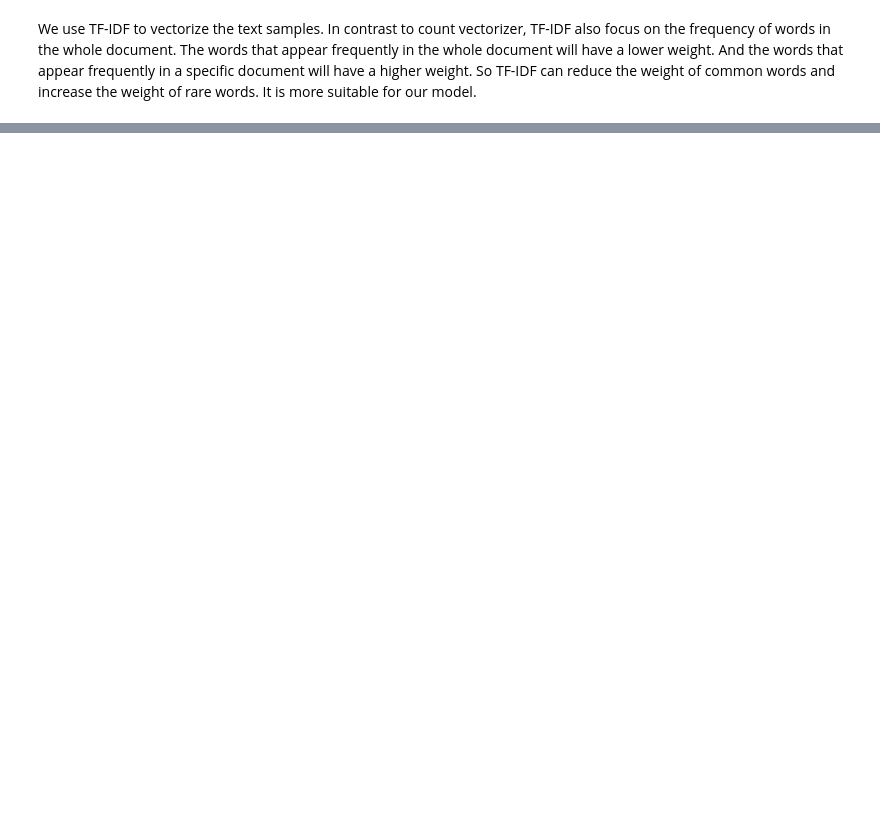
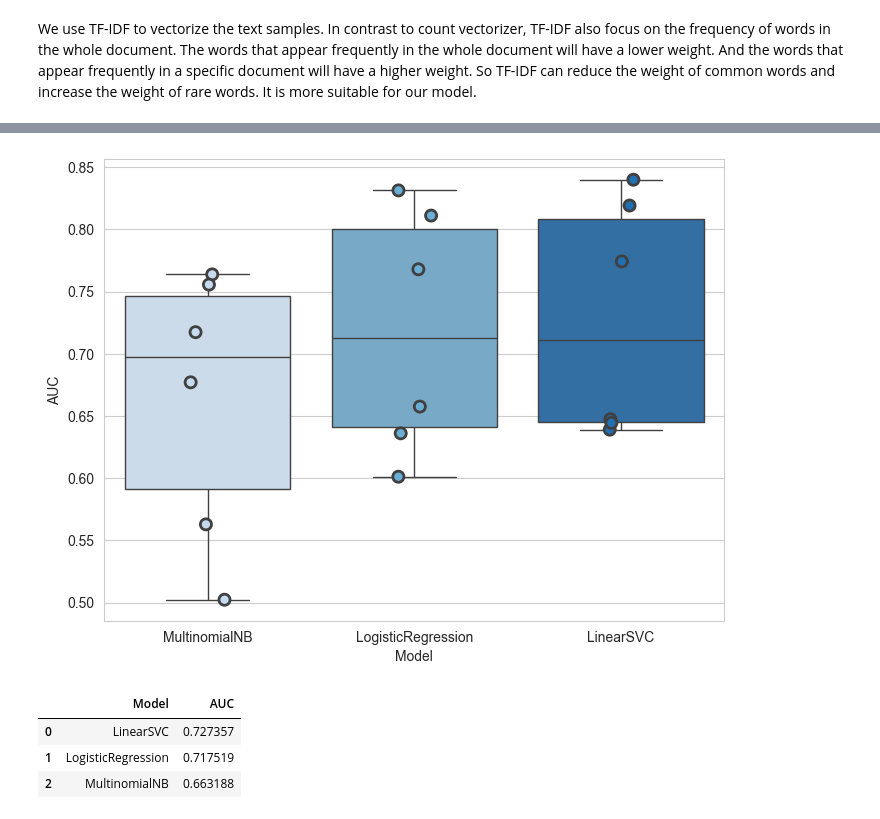
Before and after one commit to xwang-gbjd/CS584_Project_ToxicComment, a Jupyter notebook: toxic_comment.ipynb, the cells around one changed output, grey strips where cells are left out. Cells and saved outputs as stored; diff of their text form; code cells hidden in the pictures; blank space fills up the shorter version.

```diff
--- a/toxic_comment.ipynb
+++ b/toxic_comment.ipynb
@@ -389,7 +383,6 @@ matrix([[0.        , 0.        , 0.        , 0.        , 0.        ,
 We use TF-IDF to vectorize the text samples. In contrast to count vectorizer, TF-IDF also focus on the frequency of words in the whole document. The words that appear frequently in the whole document will have a lower weight. And the words that appear frequently in a specific document will have a higher weight. So TF-IDF can reduce the weight of common words and increase the weight of rare words. It is more suitable for our model.
 # %%
 # use TF-IDF to vectorize the train dataset
-tfidf_vectorizer = TfidfVectorizer(tokenizer=preprocess, min_df=0.001)
 x_train = tfidf_vectorizer.fit_transform(train['comment_text'])
 x_train
 # %% [output]
@@ -410,0 +498,30 @@ x_test
+# %%
+from sklearn.metrics import confusion_matrix, f1_score, recall_score, roc_auc_score
+
+
+def score(classifier, X_train, y_train, X_test, y_test):
+    methods = []
+    name = classifier.__class__.__name__.split('.')[-1]
+    test_labels = ["toxic", "severe_toxic", "obscene", "threat", "insult", "identity_hate"]
+    for label in test_labels:
+        classifier.fit(X_train, y_train[label])
+        predicted = classifier.predict(X_test)
+        valid_indices = y_test[label] != -1
+        if np.any(valid_indices):
+            recall = recall_score(y_test[valid_indices][label], predicted[valid_indices], average="weighted")
+            f1 = f1_score(y_test[valid_indices][label], predicted[valid_indices], average="weighted")
+            auc = roc_auc_score(y_test[valid_indices][label], predicted[valid_indices], average="weighted")
+            conf_mat = confusion_matrix(y_test[valid_indices][label], predicted[valid_indices])
+            methods.append([name, label, recall, f1, auc, conf_mat])
+        else:
+            methods.append([name, label, None, None, None, None])
+
+    return methods
+
+methods1 = pd.DataFrame(score(nb_model, x_train, train, x_test, test_labels))
+methods2 = pd.DataFrame(score(log_reg_model, x_train, train, x_test, test_labels))
+methods3 = pd.DataFrame(score(svc_model, x_train, train, x_test, test_labels))
+
+methods_df = pd.concat([methods1, methods2, methods3]).reset_index(drop=True)
+methods_df.columns = ['Model', 'Label', 'Recall', 'F1', 'AUC', 'ConfusionMatrix']
+methods_df
@@ -410,0 +546,17 @@ x_test
+# %%
+# show AUC scores of different models
+plt.figure(figsize=(8, 6))
+
+ax = sns.boxplot(x='Model', y='AUC', data=methods_df, palette="Blues", hue='Model')
+sns.stripplot(x='Model', y='AUC', data=methods_df, size=8, jitter=True,
+              linewidth=2, palette="Blues", hue='Model')
+plt.show()
+# %% [output]
+[figure, added]
+# %%
+methods_df[['AUC','Model']].groupby('Model', as_index=False).mean()
+# %% [output]
+|  | Model | AUC |
+| 0 | LinearSVC | 0.727357 |
+| 1 | LogisticRegression | 0.717519 |
+| 2 | MultinomialNB | 0.663188 |
```
Also changed, not shown: parts of 20 cells of this notebook, 2 other files.
